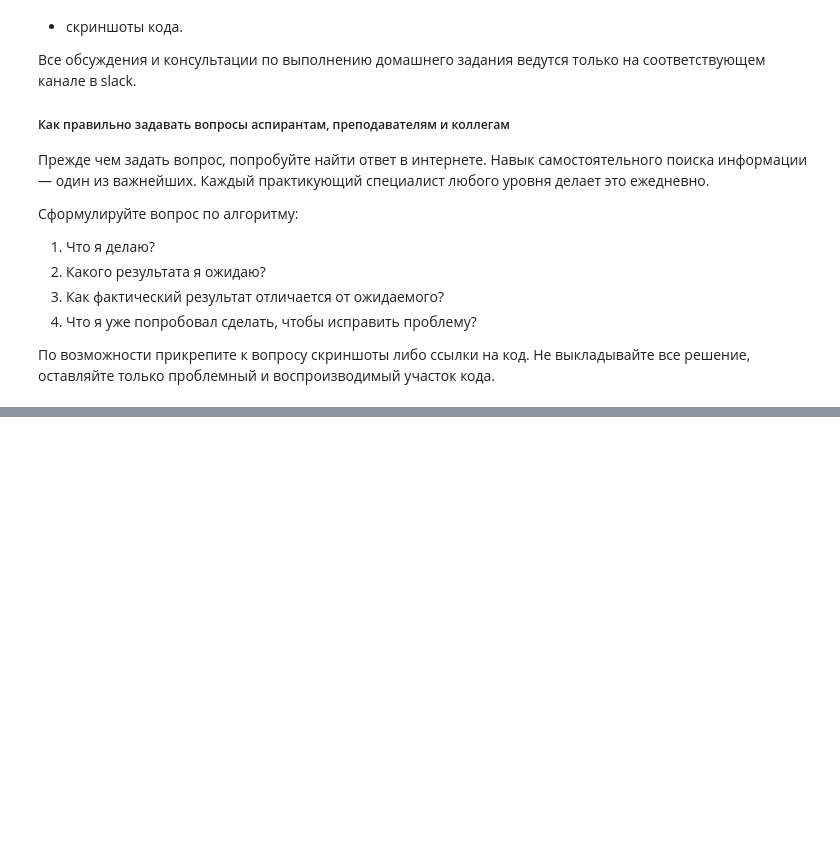
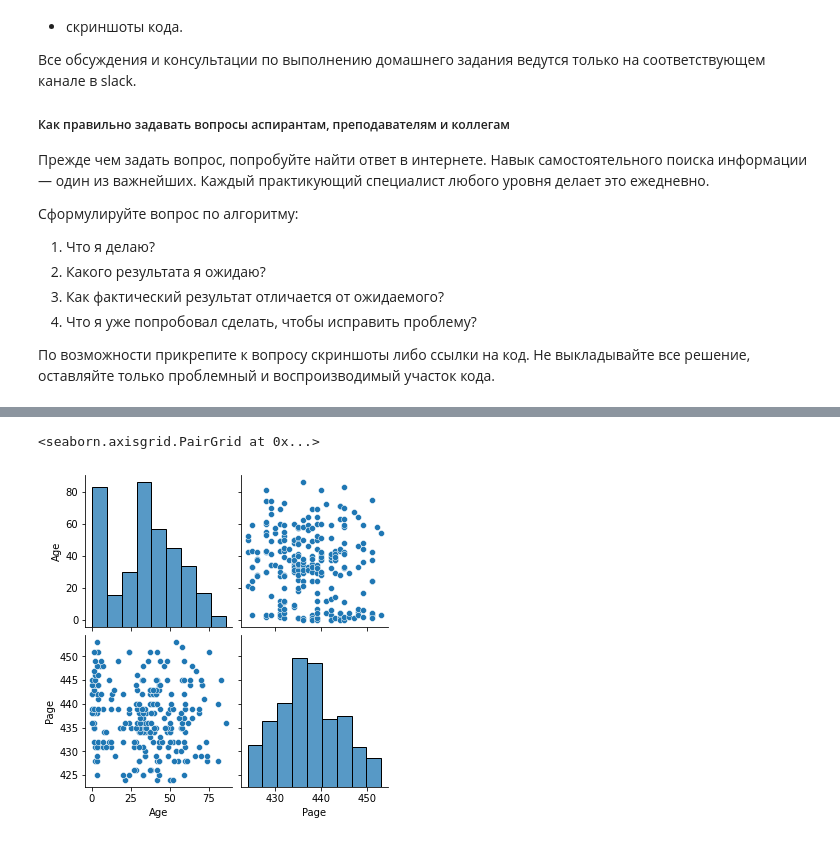
Before and after one commit to IlerioDef/PYDA25HW, a Jupyter notebook: HWStat-2 visualization.ipynb, the cells around one changed output, grey strips where cells are left out. Saved outputs shown, nothing was run; the diff lists cells and outputs as text; code cells hidden in the pictures; blank space fills up the shorter version.

```diff
--- a/HWStat-2 visualization.ipynb
+++ b/HWStat-2 visualization.ipynb
@@ -83,0 +134,10 @@ cholera["Age"].plot(kind="hist", title="распределение смерте
+# %%
+"""
+ГРАФИК №4 - есть ли взаимосвязь между полом, возрастом и датой смертей?
+
+"""
+
+sns.pairplot(cholera)
+# %% [output]
+<seaborn.axisgrid.PairGrid at 0x...>
+[figure, added]
```
Also changed, not shown: parts of 7 cells of this notebook.
